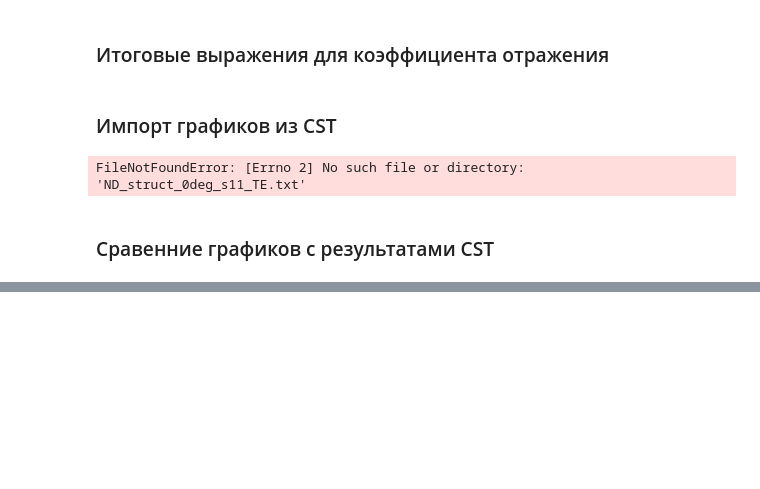
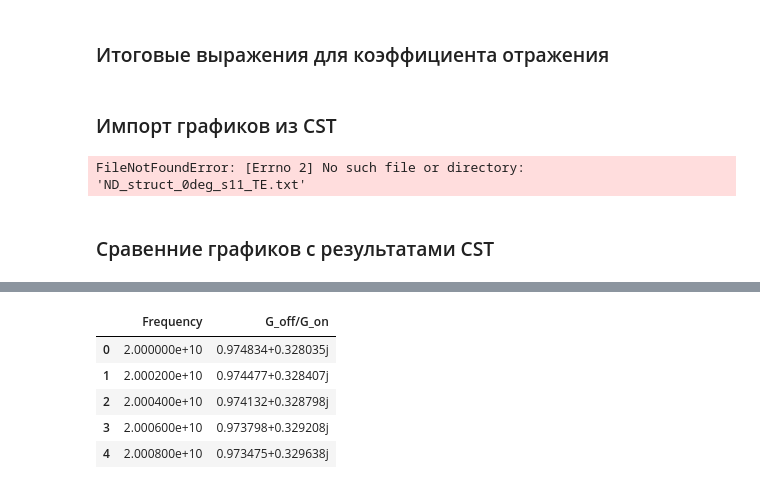
Before and after one commit to isvoropaev02/post_processing_RIS, a Jupyter notebook: 29sept/S21_TM_45deg_29sept.ipynb, the cells around one changed output, grey strips where cells are left out. Cells and saved outputs as stored; diff of their text form; code cells hidden in the pictures; blank space fills up the shorter version.

```diff
--- a/29sept/S21_TM_45deg_29sept.ipynb
+++ b/29sept/S21_TM_45deg_29sept.ipynb
@@ -268,0 +275,10 @@ plt.show()
+# %%
+delta_phi = pd.DataFrame({'Frequency':frequency, 'G_off/G_on':Gamma_off/Gamma_on})
+delta_phi.head()
+# %% [output]
+|  | Frequency | G_off/G_on |
+| 0 | 2.000000e+10 | 0.974834+0.328035j |
+| 1 | 2.000200e+10 | 0.974477+0.328407j |
+| 2 | 2.000400e+10 | 0.974132+0.328798j |
+| 3 | 2.000600e+10 | 0.973798+0.329208j |
+| 4 | 2.000800e+10 | 0.973475+0.329638j |
```
Also changed, not shown: parts of 5 cells of this notebook, 1 other file.
